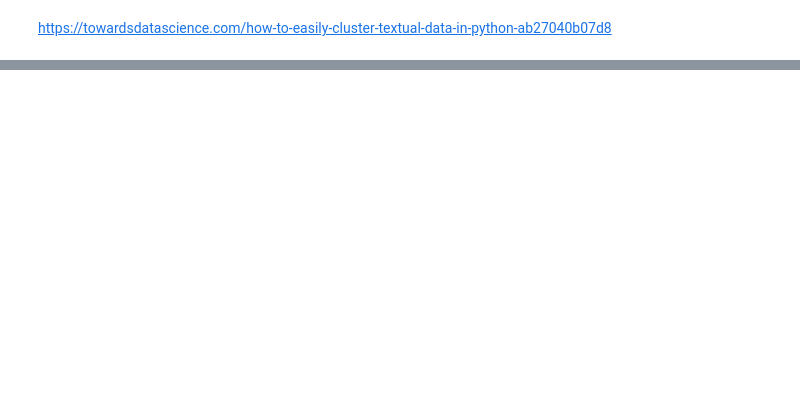
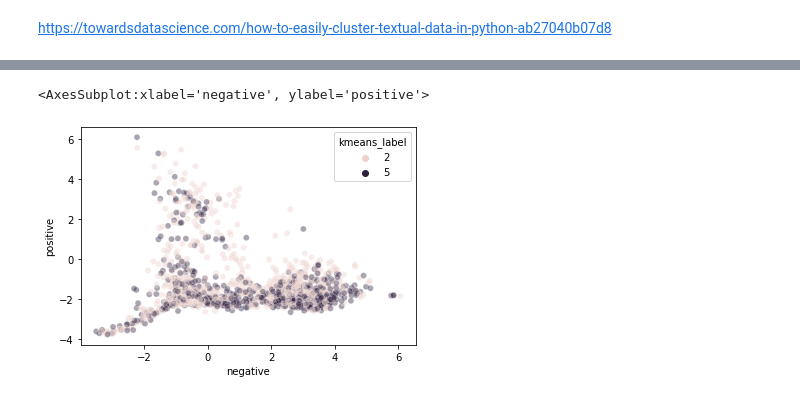
Before and after one commit to ohneBohne/Data_Challenges, a Jupyter notebook: Clustering.ipynb, the cells around one changed output, grey strips where cells are left out. Cells and saved outputs as stored; diff of their text form; code cells hidden in the pictures; blank space fills up the shorter version.

```diff
--- a/Clustering.ipynb
+++ b/Clustering.ipynb
@@ -219,0 +193,8 @@ list(df[df['kmeans_label']==1]['text'])
+# %%
+import seaborn as sns
+from matplotlib.colors import to_rgba
+sns.scatterplot(data=df[df.kmeans_label.isin([2,5])], x="negative", y="positive", hue="kmeans_label", alpha=0.4)
+# , style="time"
+# %% [output]
+<AxesSubplot:xlabel='negative', ylabel='positive'>
+[figure, added]
```
Also changed, not shown: parts of 28 cells of this notebook, 6 other files.
